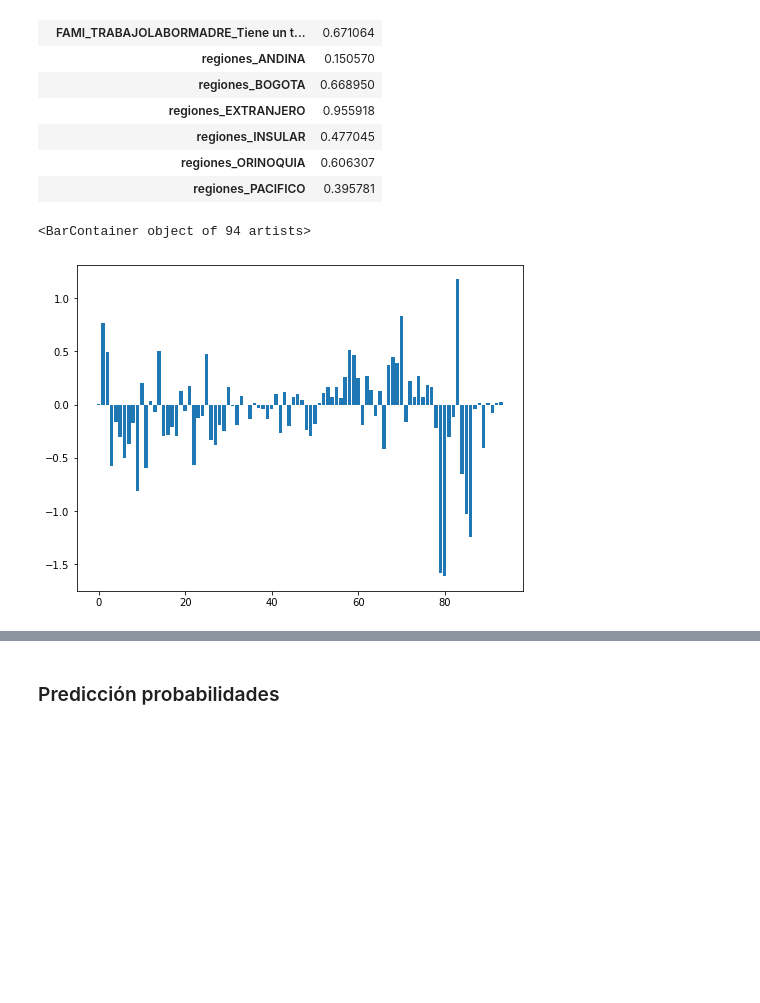
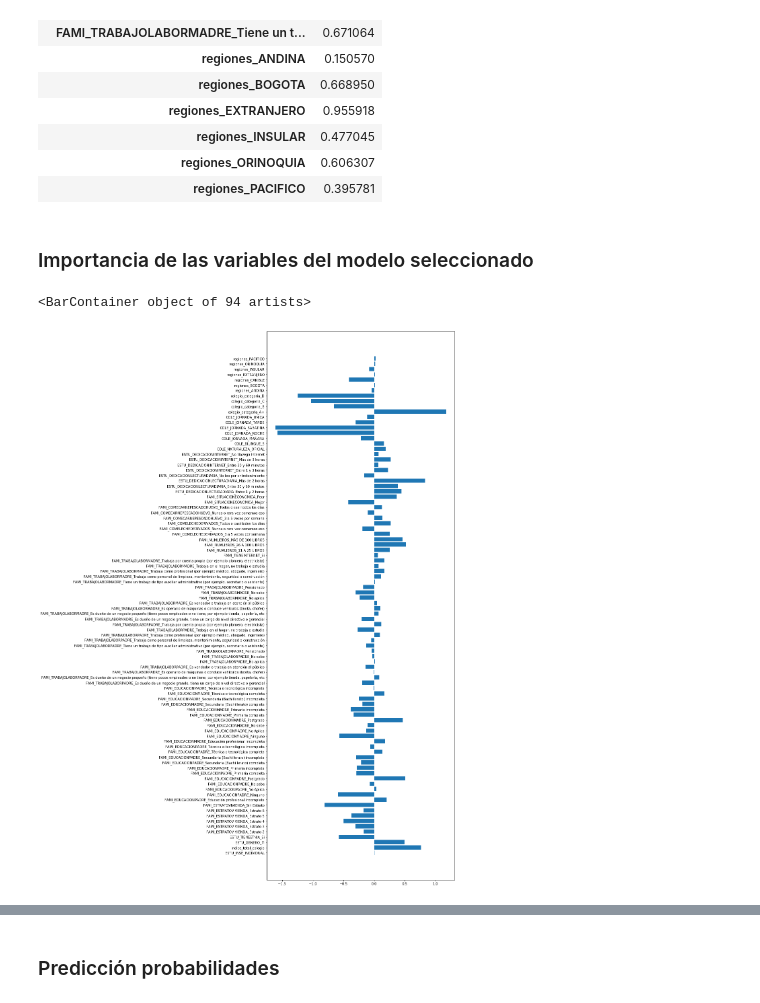
Before and after one commit to capenaranda05/MIIA_estudiante_29, a Jupyter notebook: Laboratorios/Lab_2_29.ipynb, the cells around one changed output, grey strips where cells are left out. Cells and saved outputs as stored; diff of their text form; code cells hidden in the pictures; blank space fills up the shorter version.

```diff
--- a/Laboratorios/Lab_2_29.ipynb
+++ b/Laboratorios/Lab_2_29.ipynb
@@ -98,7 +100,7 @@ warnings.filterwarnings('ignore')
 ### 1.1.1 Base pruebas saber 11 2019-1 - Estructura de la base
 # %%
 #saber 11 2019-1
-saber11_201901 = pd.read_csv('SB11_20191.txt', error_bad_lines=False, sep = "¬", encoding='utf8' )
+saber11_201901 = pd.read_csv('Saber11/SB11_20191.txt', error_bad_lines=False, sep = "¬", encoding='utf8' )
 saber11_201901.head()
 # %% [output]
 |  | ESTU_TIPODOCUMENTO | ESTU_NACIONALIDAD | ESTU_GENERO | ESTU_FECHANACIMIENTO | PERIODO | ESTU_CONSECUTIVO | ... |
@@ -137,7 +139,7 @@ Length: 82, dtype: object
 ### 1.1.2 Base pruebas saber 11 2019-2 - Estructura de la base
 # %%
 #saber 11 2019-2
-saber11_201902 = pd.read_csv('SB11_20192.txt', error_bad_lines=False, sep = "¬", encoding='utf8' )
+saber11_201902 = pd.read_csv('Saber11/SB11_20192.txt', error_bad_lines=False, sep = "¬", encoding='utf8' )
 saber11_201902.head()
 # %% [output]
 |  | ESTU_TIPODOCUMENTO | ESTU_NACIONALIDAD | ESTU_GENERO | ESTU_FECHANACIMIENTO | PERIODO | ESTU_CONSECUTIVO | ... |
@@ -176,7 +178,7 @@ Length: 82, dtype: object
 ### 1.1.3 Base clasificación plantesles  2018-1 - Estructura de la base
 # %%
 #Clasificacion planteles 2018
-clasif_planteles_20181 = pd.read_csv('SB11-CLASIFI-PLANTELES-20181.txt', sep="[\t|]", engine='python')
+clasif_planteles_20181 = pd.read_csv('Saber11/SB11-CLASIFI-PLANTELES-20181.txt', sep="[\t|]", engine='python')
 for i in clasif_planteles_20181:
     if i[:3] == 'Unn':
         clasif_planteles_20181.drop(i, axis=1, inplace= True)
@@ -222,7 +224,7 @@ dtype: object
 ### 1.1.4 Base clasificación plantesles  2018-2 - Estructura de la base
 # %%
 #Clasificacion planteles 2018-2
-clasif_planteles_20182 = pd.read_csv('SB11-CLASIFI-PLANTELES-20182.txt', sep = "¬", encoding = "utf8")
+clasif_planteles_20182 = pd.read_csv('Saber11/SB11-CLASIFI-PLANTELES-20182.txt', sep = "¬", encoding = "utf8")
 clasif_planteles_20182.head()
 # %% [output]
 |  | PERIODO | COLE_COD_DANE | COLE_INST_NOMBRE | COLE_CODMPIO_COLEGIO | COLE_MPIO_MUNICIPIO | COLE_COD_DEPTO | ... |
@@ -1722,13 +1724,14 @@ pvalue[( pvalue["P-value"] > 0.05)]
 | regiones_INSULAR | 0.477045 |
 | regiones_ORINOQUIA | 0.606307 |
 | regiones_PACIFICO | 0.395781 |
+# %% [markdown]
+### Importancia de las variables del modelo seleccionado
 # %%
-importancia = lr2.coef_[0]
-x = 8
-y = 6
+importance = lr2.coef_[0]
+x = 10
+y = 30
 plt.figure(figsize = (x,y))
-
-pyplot.bar([x for x in range(len(importancia))], importancia)
+pyplot.barh(X2_test.columns, importance)
 # %% [output]
 <BarContainer object of 94 artists>
-[figure, old version]
+[figure, new version]
```
Also changed, not shown: parts of 20 cells of this notebook.
